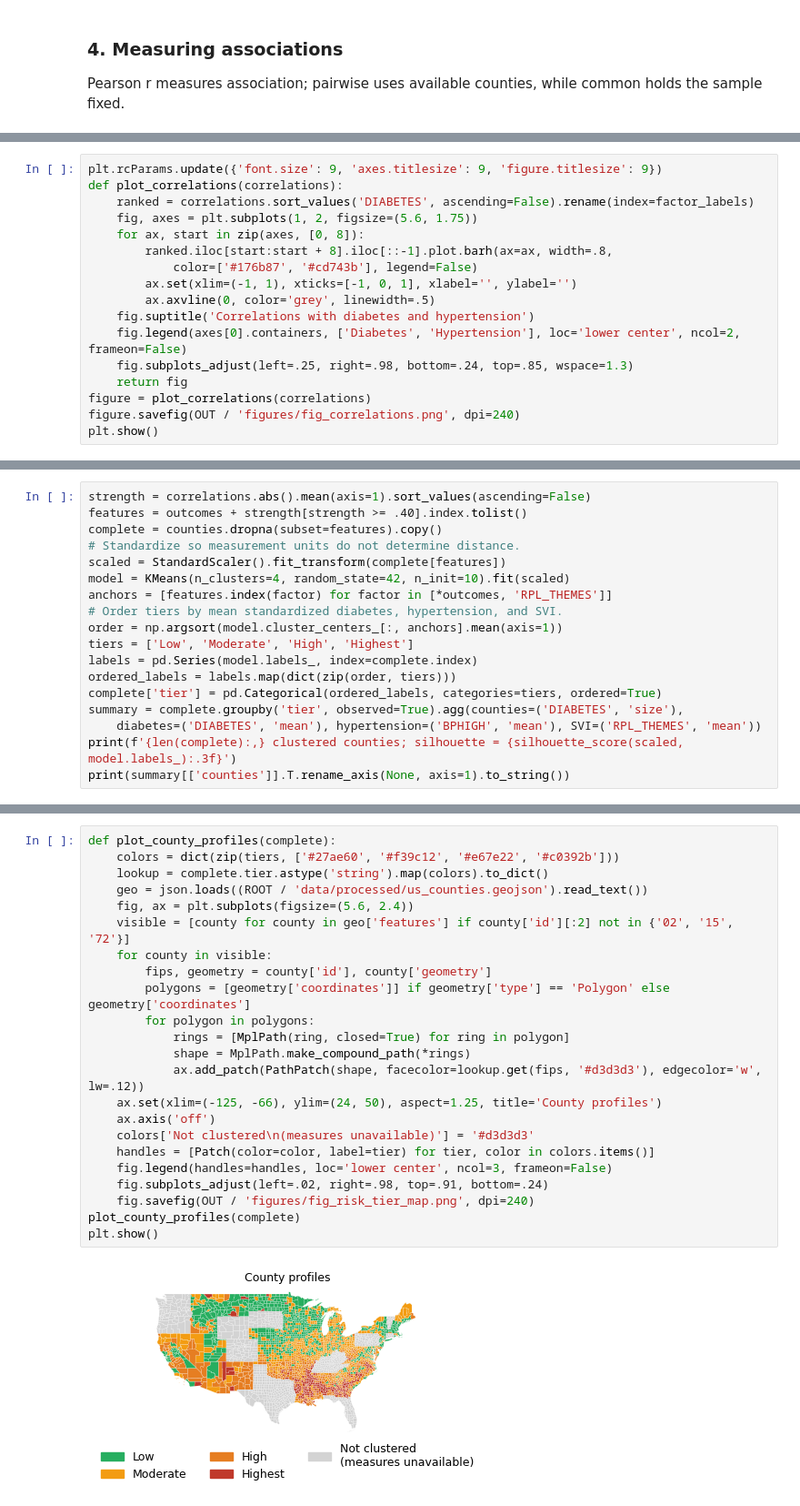
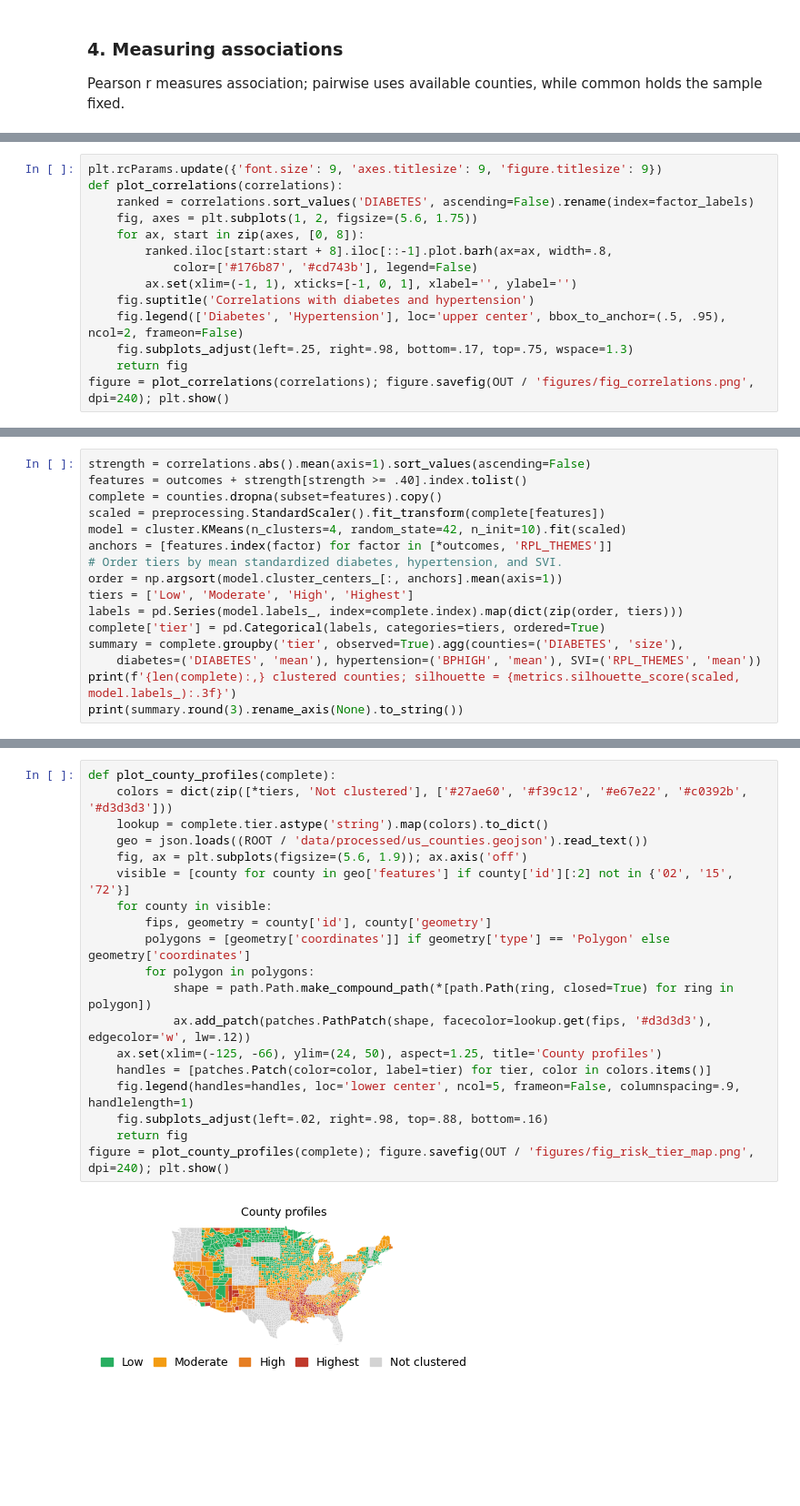
Before and after one commit to Booth-DH/Global_AI_Internship, a Jupyter notebook: code_sample/code_sample.ipynb, the cells around one changed output, grey strips where cells are left out. Shown at 91% size. Saved outputs shown, nothing was run; the diff lists cells and outputs as text; blank space fills up the shorter version.

Commit message:
Polish two-page sample spacing, chart legend, and tier summary

```diff
--- a/code_sample/code_sample.ipynb
+++ b/code_sample/code_sample.ipynb
@@ -85,12 +75,9 @@ def plot_correlations(correlations):
         ranked.iloc[start:start + 8].iloc[::-1].plot.barh(ax=ax, width=.8,
             color=['#176b87', '#cd743b'], legend=False)
         ax.set(xlim=(-1, 1), xticks=[-1, 0, 1], xlabel='', ylabel='')
-        ax.axvline(0, color='grey', linewidth=.5)
     fig.suptitle('Correlations with diabetes and hypertension')
-    fig.legend(axes[0].containers, ['Diabetes', 'Hypertension'], loc='lower center', ncol=2, frameon=False)
-    fig.subplots_adjust(left=.25, right=.98, bottom=.24, top=.85, wspace=1.3)
+    fig.legend(['Diabetes', 'Hypertension'], loc='upper center', bbox_to_anchor=(.5, .95), ncol=2, frameon=False)
+    fig.subplots_adjust(left=.25, right=.98, bottom=.17, top=.75, wspace=1.3)
     return fig
-figure = plot_correlations(correlations)
-figure.savefig(OUT / 'figures/fig_correlations.png', dpi=240)
-plt.show()
+figure = plot_correlations(correlations); figure.savefig(OUT / 'figures/fig_correlations.png', dpi=240); plt.show()
 # %% [output]
@@ -103,19 +90,17 @@ Clustering groups counties with similar disease and vulnerability profiles.
 strength = correlations.abs().mean(axis=1).sort_values(ascending=False)
 features = outcomes + strength[strength >= .40].index.tolist()
 complete = counties.dropna(subset=features).copy()
-# Standardize so measurement units do not determine distance.
-scaled = StandardScaler().fit_transform(complete[features])
-model = KMeans(n_clusters=4, random_state=42, n_init=10).fit(scaled)
+scaled = preprocessing.StandardScaler().fit_transform(complete[features])
+model = cluster.KMeans(n_clusters=4, random_state=42, n_init=10).fit(scaled)
 anchors = [features.index(factor) for factor in [*outcomes, 'RPL_THEMES']]
 # Order tiers by mean standardized diabetes, hypertension, and SVI.
 order = np.argsort(model.cluster_centers_[:, anchors].mean(axis=1))
 tiers = ['Low', 'Moderate', 'High', 'Highest']
-labels = pd.Series(model.labels_, index=complete.index)
-ordered_labels = labels.map(dict(zip(order, tiers)))
-complete['tier'] = pd.Categorical(ordered_labels, categories=tiers, ordered=True)
+labels = pd.Series(model.labels_, index=complete.index).map(dict(zip(order, tiers)))
+complete['tier'] = pd.Categorical(labels, categories=tiers, ordered=True)
 summary = complete.groupby('tier', observed=True).agg(counties=('DIABETES', 'size'),
     diabetes=('DIABETES', 'mean'), hypertension=('BPHIGH', 'mean'), SVI=('RPL_THEMES', 'mean'))
-print(f'{len(complete):,} clustered counties; silhouette = {silhouette_score(scaled, model.labels_):.3f}')
-print(summary[['counties']].T.rename_axis(None, axis=1).to_string())
+print(f'{len(complete):,} clustered counties; silhouette = {metrics.silhouette_score(scaled, model.labels_):.3f}')
+print(summary.round(3).rename_axis(None).to_string())
 # %% [output]
 2,299 clustered counties; silhouette = 0.203
@@ -124,28 +112,24 @@ counties  765       788   508      238
 # %%
 def plot_county_profiles(complete):
-    colors = dict(zip(tiers, ['#27ae60', '#f39c12', '#e67e22', '#c0392b']))
+    colors = dict(zip([*tiers, 'Not clustered'], ['#27ae60', '#f39c12', '#e67e22', '#c0392b', '#d3d3d3']))
     lookup = complete.tier.astype('string').map(colors).to_dict()
     geo = json.loads((ROOT / 'data/processed/us_counties.geojson').read_text())
-    fig, ax = plt.subplots(figsize=(5.6, 2.4))
+    fig, ax = plt.subplots(figsize=(5.6, 1.9)); ax.axis('off')
     visible = [county for county in geo['features'] if county['id'][:2] not in {'02', '15', '72'}]
     for county in visible:
         fips, geometry = county['id'], county['geometry']
         polygons = [geometry['coordinates']] if geometry['type'] == 'Polygon' else geometry['coordinates']
         for polygon in polygons:
-            rings = [MplPath(ring, closed=True) for ring in polygon]
-            shape = MplPath.make_compound_path(*rings)
-            ax.add_patch(PathPatch(shape, facecolor=lookup.get(fips, '#d3d3d3'), edgecolor='w', lw=.12))
+            shape = path.Path.make_compound_path(*[path.Path(ring, closed=True) for ring in polygon])
+            ax.add_patch(patches.PathPatch(shape, facecolor=lookup.get(fips, '#d3d3d3'), edgecolor='w', lw=.12))
     ax.set(xlim=(-125, -66), ylim=(24, 50), aspect=1.25, title='County profiles')
-    ax.axis('off')
-    colors['Not clustered\n(measures unavailable)'] = '#d3d3d3'
-    handles = [Patch(color=color, label=tier) for tier, color in colors.items()]
-    fig.legend(handles=handles, loc='lower center', ncol=3, frameon=False)
-    fig.subplots_adjust(left=.02, right=.98, top=.91, bottom=.24)
-    fig.savefig(OUT / 'figures/fig_risk_tier_map.png', dpi=240)
-plot_county_profiles(complete)
-plt.show()
+    handles = [patches.Patch(color=color, label=tier) for tier, color in colors.items()]
+    fig.legend(handles=handles, loc='lower center', ncol=5, frameon=False, columnspacing=.9, handlelength=1)
+    fig.subplots_adjust(left=.02, right=.98, top=.88, bottom=.16)
+    return fig
+figure = plot_county_profiles(complete); figure.savefig(OUT / 'figures/fig_risk_tier_map.png', dpi=240); plt.show()
 # %% [output]
-[figure, old version]
+[figure, new version]
 # %% [markdown]
 Grey marks nine states missing social-needs measures (CO, FL, OR, SD, TN, TX, VT, WA, WY) and KY/PA missing diabetes and hypertension. Nine CT planning regions lack cached geometry.
 
```
Also changed, not shown: parts of 8 cells of this notebook, 7 other files.
